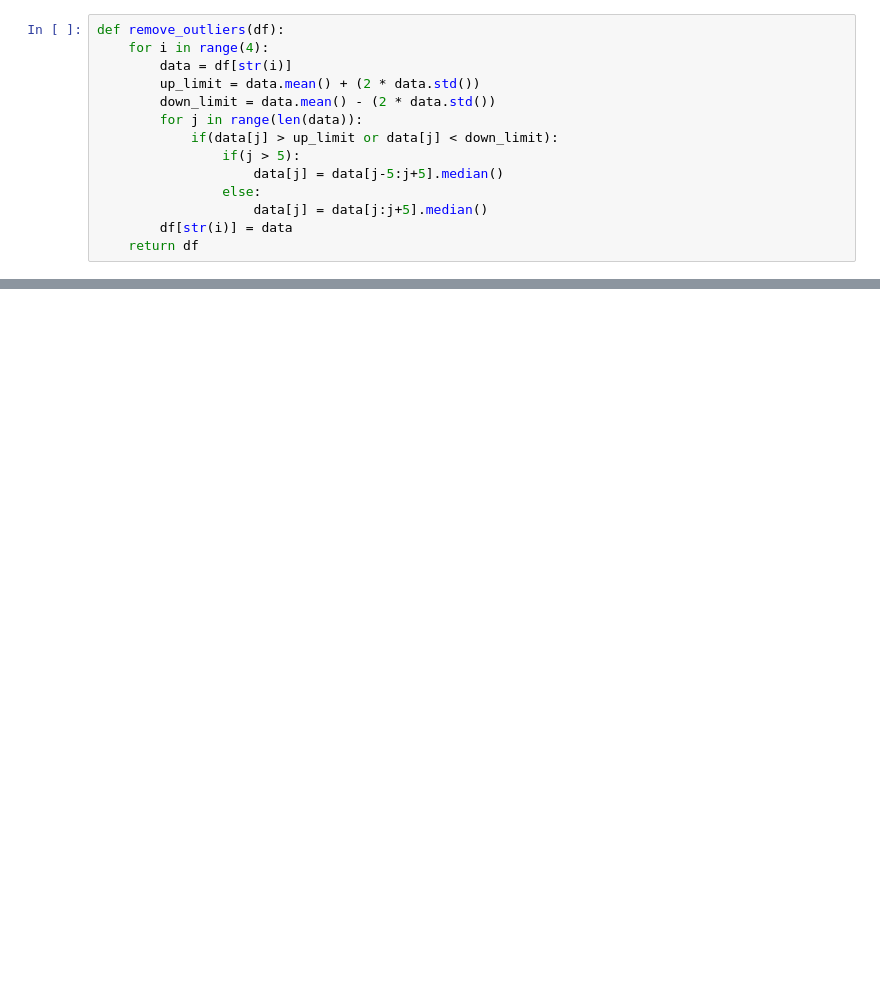
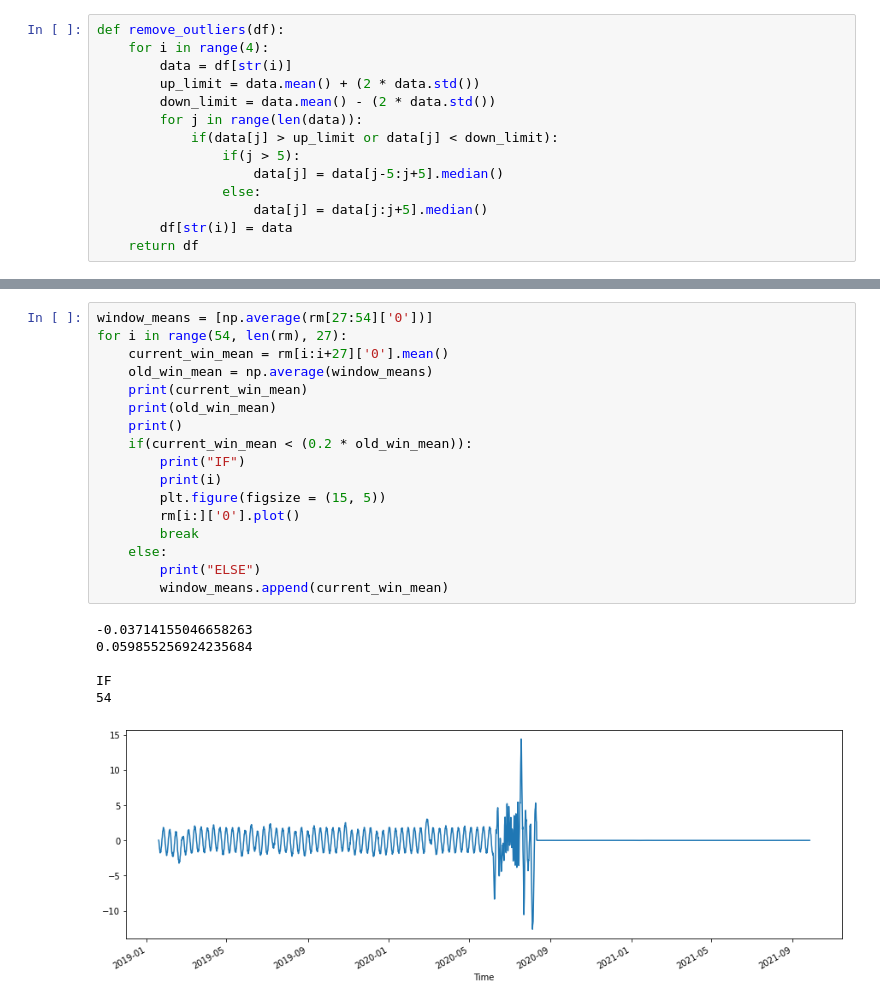
Before and after one commit to abhilampard/Time-Series-Fault-Prediction, a Jupyter notebook: Abhishek Patil - DS Challenge.ipynb, the cells around one changed output, grey strips where cells are left out. Cells and saved outputs as stored; diff of their text form; blank space fills up the shorter version.

```diff
--- a/Abhishek Patil - DS Challenge.ipynb
+++ b/Abhishek Patil - DS Challenge.ipynb
@@ -57,0 +97,24 @@ result.plot()
+# %%
+window_means = [np.average(rm[27:54]['0'])]
+for i in range(54, len(rm), 27):
+    current_win_mean = rm[i:i+27]['0'].mean()
+    old_win_mean = np.average(window_means)
+    print(current_win_mean)
+    print(old_win_mean)
+    print()
+    if(current_win_mean < (0.2 * old_win_mean)):
+        print("IF")
+        print(i)
+        plt.figure(figsize = (15, 5))
+        rm[i:]['0'].plot()
+        break
+    else:
+        print("ELSE")
+        window_means.append(current_win_mean)
+# %% [output]
+-0.03714155046658263
+0.059855256924235684
+
+IF
+54
+[figure, added]
```
Also changed, not shown: parts of 11 cells of this notebook.
